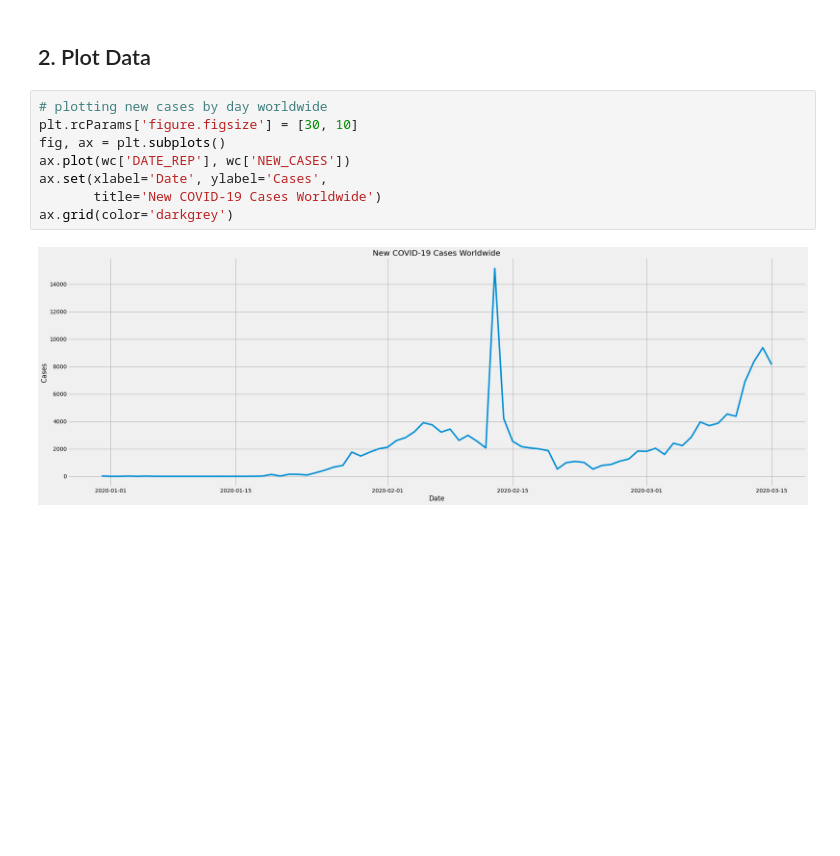
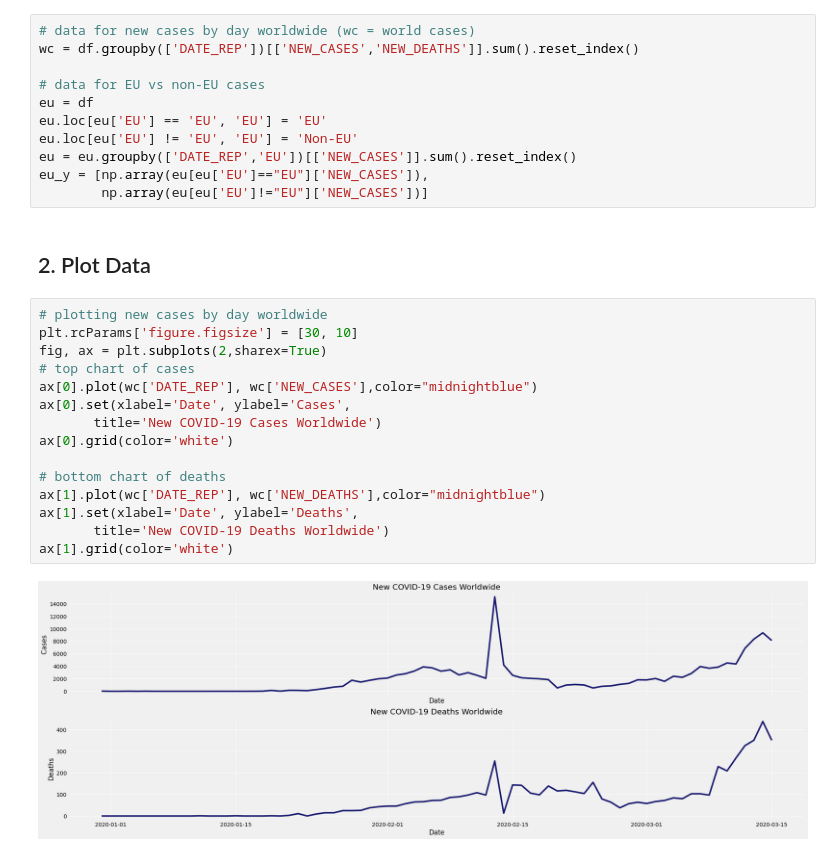
Before and after one commit to pkluitenberg/COVID-19, a Jupyter notebook: covid19.ipynb, the cells around one changed output. Drawn from its saved outputs; the diff is of its cells as text; blank space fills up the shorter version.

```diff
--- a/covid19.ipynb
+++ b/covid19.ipynb
@@ -123,12 +122,30 @@ wc = df.groupby(['DATE_REP'])[['NEW_CASES']].sum().reset_index()
+# %%
+# data for new cases by day worldwide (wc = world cases)
+wc = df.groupby(['DATE_REP'])[['NEW_CASES','NEW_DEATHS']].sum().reset_index()
+
+# data for EU vs non-EU cases
+eu = df
+eu.loc[eu['EU'] == 'EU', 'EU'] = 'EU'
+eu.loc[eu['EU'] != 'EU', 'EU'] = 'Non-EU'
+eu = eu.groupby(['DATE_REP','EU'])[['NEW_CASES']].sum().reset_index()
+eu_y = [np.array(eu[eu['EU']=="EU"]['NEW_CASES']),
+        np.array(eu[eu['EU']!="EU"]['NEW_CASES'])]
 # %% [markdown]
 ## 2. Plot Data
 # %%
 # plotting new cases by day worldwide
 plt.rcParams['figure.figsize'] = [30, 10]
-fig, ax = plt.subplots()
-ax.plot(wc['DATE_REP'], wc['NEW_CASES'])
-ax.set(xlabel='Date', ylabel='Cases',
+fig, ax = plt.subplots(2,sharex=True)
+# top chart of cases
+ax[0].plot(wc['DATE_REP'], wc['NEW_CASES'],color="midnightblue")
+ax[0].set(xlabel='Date', ylabel='Cases',
        title='New COVID-19 Cases Worldwide')
-ax.grid(color='darkgrey')
+ax[0].grid(color='white')
+
+# bottom chart of deaths
+ax[1].plot(wc['DATE_REP'], wc['NEW_DEATHS'],color="midnightblue")
+ax[1].set(xlabel='Date', ylabel='Deaths',
+       title='New COVID-19 Deaths Worldwide')
+ax[1].grid(color='white')
 # %% [output]
-[figure, old version]
+[figure, new version]
```
Also changed, not shown: parts of 3 cells of this notebook.
